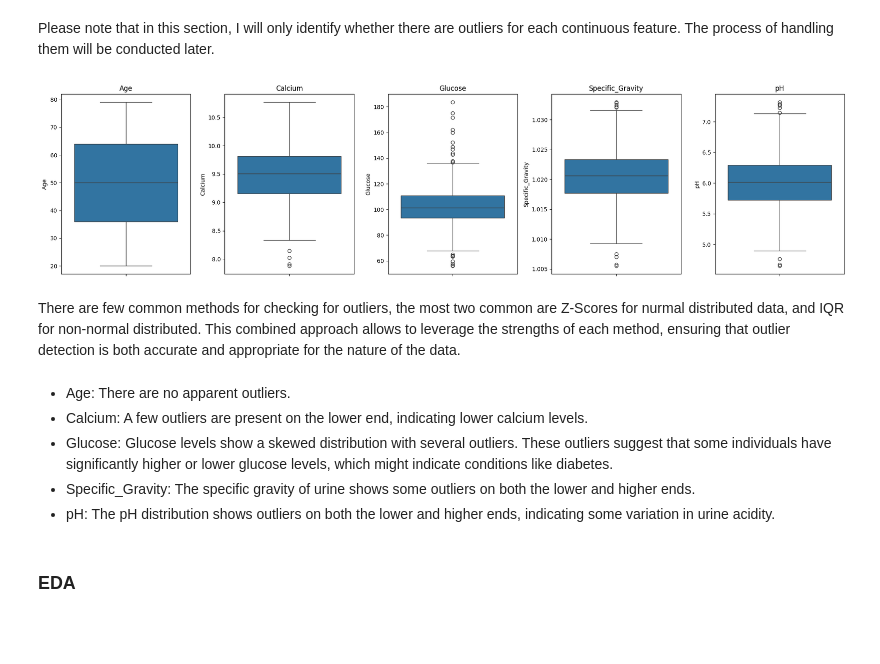
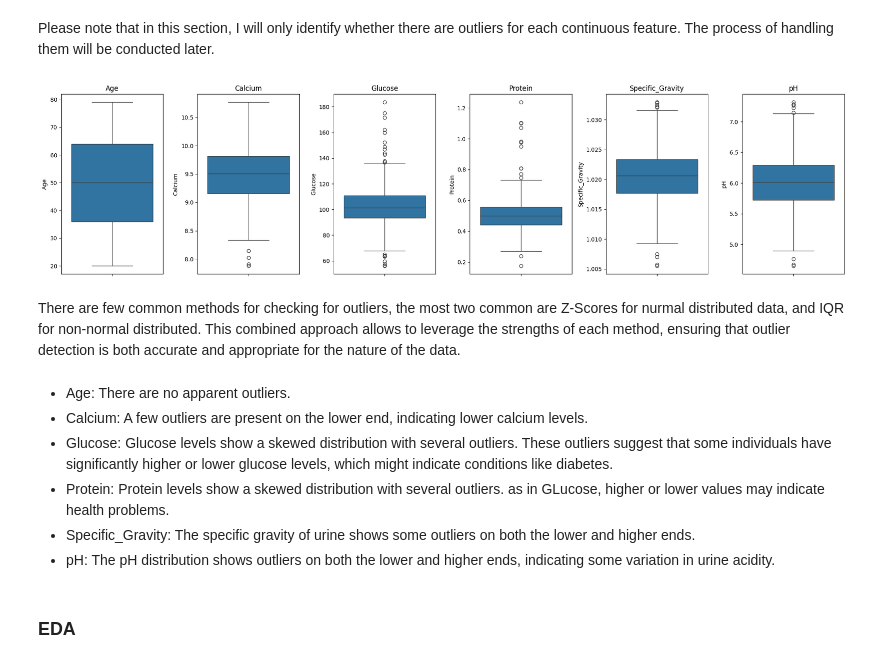
Before and after one commit to itamarKraitman/Olive_Diagnostic, a Jupyter notebook: Question 1/Question_1.ipynb, the cells around one changed output. Cells and saved outputs as stored; diff of their text form; code cells hidden in the pictures; blank space fills up the shorter version.

```diff
--- a/Question 1/Question_1.ipynb
+++ b/Question 1/Question_1.ipynb
@@ -61,7 +61,7 @@ data.head(10)
 # %% [markdown]
 ### Parameters
 # %%
-features = data.columns[1:-1] # no need to compute for Patient_ID
+features = data.columns[:-1] # no need to compute for Patient_ID
 label = 'Condition'
 categorical_features = ['Gender', 'Blood']
 continous_features = features.difference(categorical_features)
@@ -194,22 +194,23 @@ None
 # %% [markdown]
 Please note that in this section, I will only identify whether there are outliers for each continuous feature. The process of handling them will be conducted later.
 # %%
-fig, axes = plt.subplots(1, 5, figsize=(20, 5))
+fig, axes = plt.subplots(1, 6, figsize=(20, 5))
 
 for i, feature in enumerate(continous_features):
     sns.boxplot(y=data[feature], ax=axes[i])
     axes[i].set_title(feature)
 
 plt.tight_layout()
 plt.show()
 # %% [output]
-[figure, old version]
+[figure, new version]
 # %% [markdown]
 There are few common methods for checking for outliers, the most two common are Z-Scores for nurmal distributed data, and IQR for non-normal distributed. This combined approach allows to leverage the strengths of each method, ensuring that outlier detection is both accurate and appropriate for the nature of the data.
 # %% [markdown]
 * Age: There are no apparent outliers.
 * Calcium: A few outliers are present on the lower end, indicating lower calcium levels.
 * Glucose: Glucose levels show a skewed distribution with several outliers. These outliers suggest that some individuals have significantly higher or lower glucose levels, which might indicate conditions like diabetes.
+* Protein: Protein levels show a skewed distribution with several outliers. as in GLucose, higher or lower values may indicate health problems.
 * Specific_Gravity: The specific gravity of urine shows some outliers on both the lower and higher ends.
 * pH: The pH distribution shows outliers on both the lower and higher ends, indicating some variation in urine acidity.
 # %% [markdown]
```
Also changed, not shown: parts of 3 cells of this notebook.
